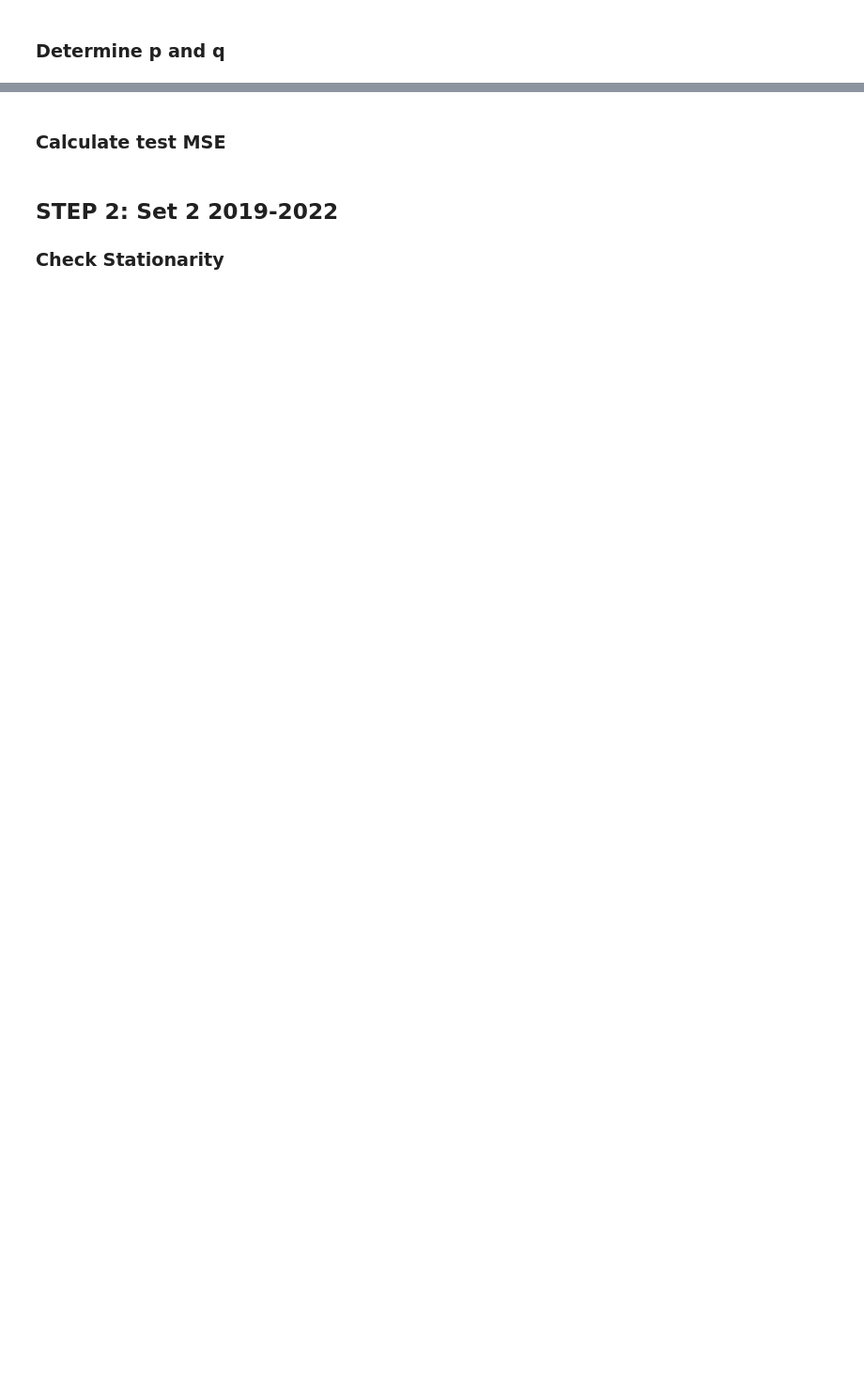
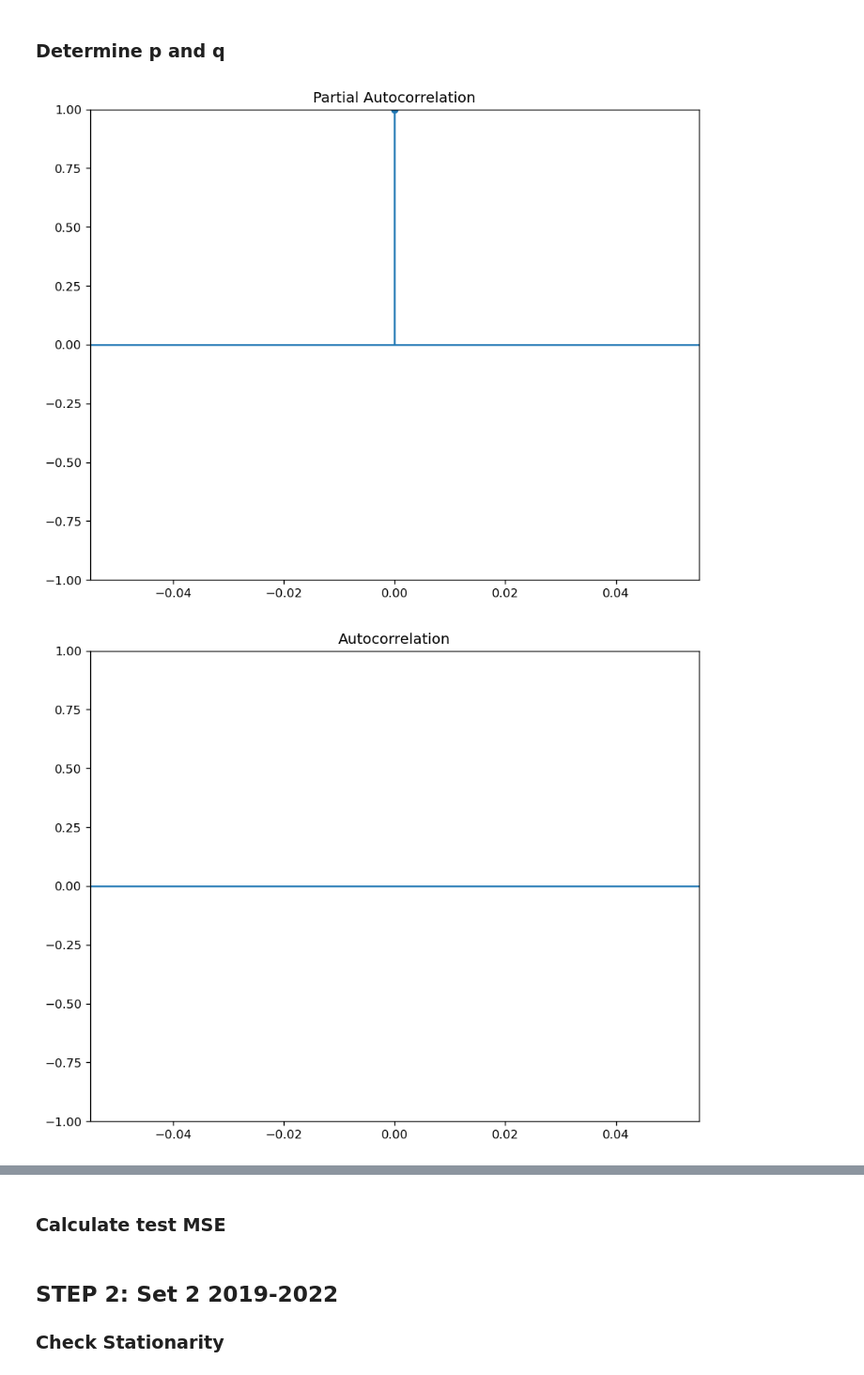
Before and after one commit to Hajar0Ahmed/Time-Series-Crime-Forecasting-Minneapolis, a Jupyter notebook: notebooks/Data_analysis.ipynb, the cells around one changed output, grey strips where cells are left out. Shown at 94% size. Saved outputs shown, nothing was run; the diff lists cells and outputs as text; code cells hidden in the pictures; blank space fills up the shorter version.

```diff
--- a/notebooks/Data_analysis.ipynb
+++ b/notebooks/Data_analysis.ipynb
@@ -107,0 +136,7 @@ ax.set_ylabel("\nNumber of Reported Crimes\n",fontdict={'fontsize':15})
+# %%
+train1d1= train1
+train1d1['Crime_Count']=train1.Crime_Count.diff().dropna()
+train1d1
+print ("\nMissing values : \n\n", train1d1.isnull().value_counts())
+
+#adfuller(test1.diff()) #Non-Stationary
@@ -109,6 +151,9 @@ ax.set_ylabel("\nNumber of Reported Crimes\n",fontdict={'fontsize':15})
 ### Determine p and q
 # %%
 #ACF
-#plot_acf(train_set.Crime_Count)
+plot_acf(train1d1.Crime_Count)
 #PACF
-#plot_pacf(train_set.Crime_Count,lags=30)
+plot_pacf(train1d1.Crime_Count)
+# %% [output]
+[figure, added]
+[figure, added]
```
Also changed, not shown: parts of 11 cells of this notebook.
